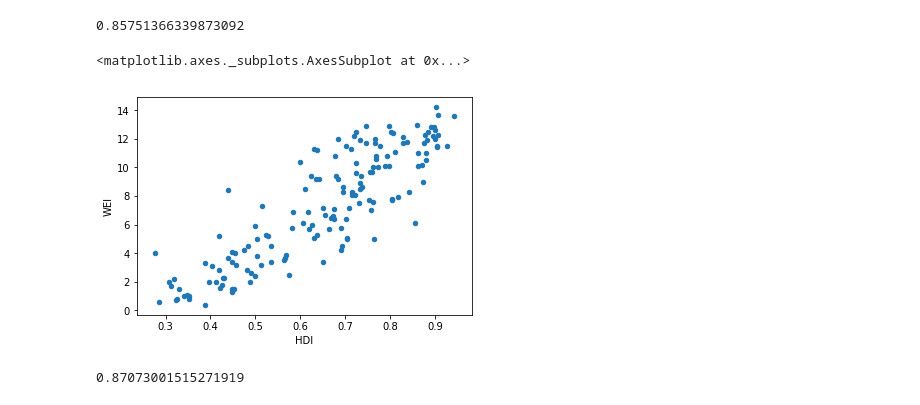
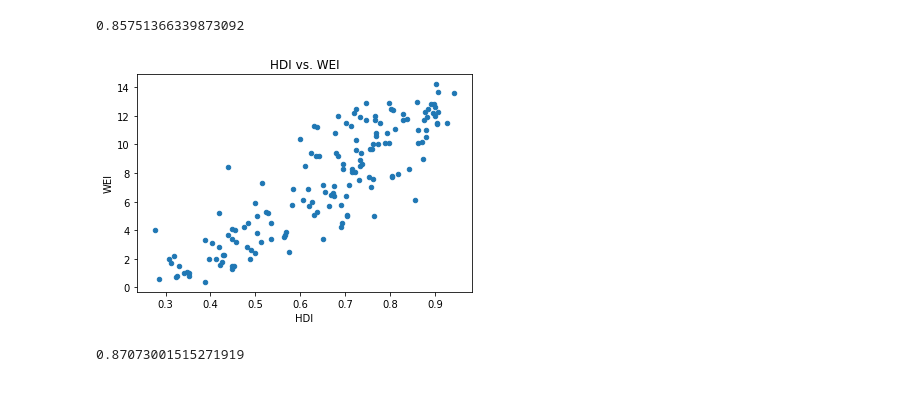
Before and after one commit to martym/Term1-Project3, a Jupyter notebook: HDI-indicators.ipynb, the cells around one changed output. Cells and saved outputs as stored; diff of their text form; code cells hidden in the pictures.

```diff
--- a/HDI-indicators.ipynb
+++ b/HDI-indicators.ipynb
@@ -196,10 +213,10 @@ df4['HDI'].corr(df4['MEI'])
 # %% [output]
 0.85751366339873092
 # %%
-df4.plot.scatter(x='HDI',y='WEI')
+ax = df4.plot.scatter(x='HDI',y='WEI')
+ax.set_title("HDI vs. WEI");
 # %% [output]
-<matplotlib.axes._subplots.AxesSubplot at 0x...>
-[figure, old version]
+[figure, new version]
 # %%
 df4['HDI'].corr(df4['WEI'])
 # %% [output]
```
Also changed, not shown: parts of 17 cells of this notebook.
